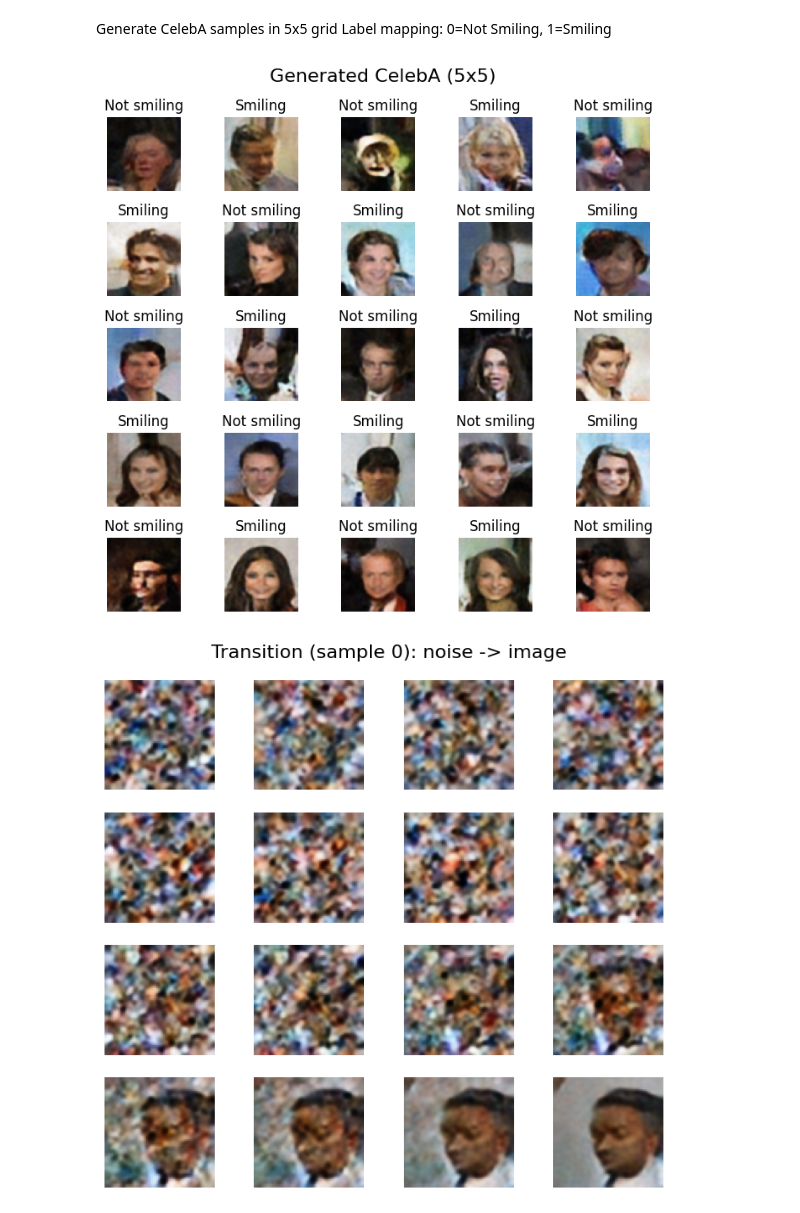
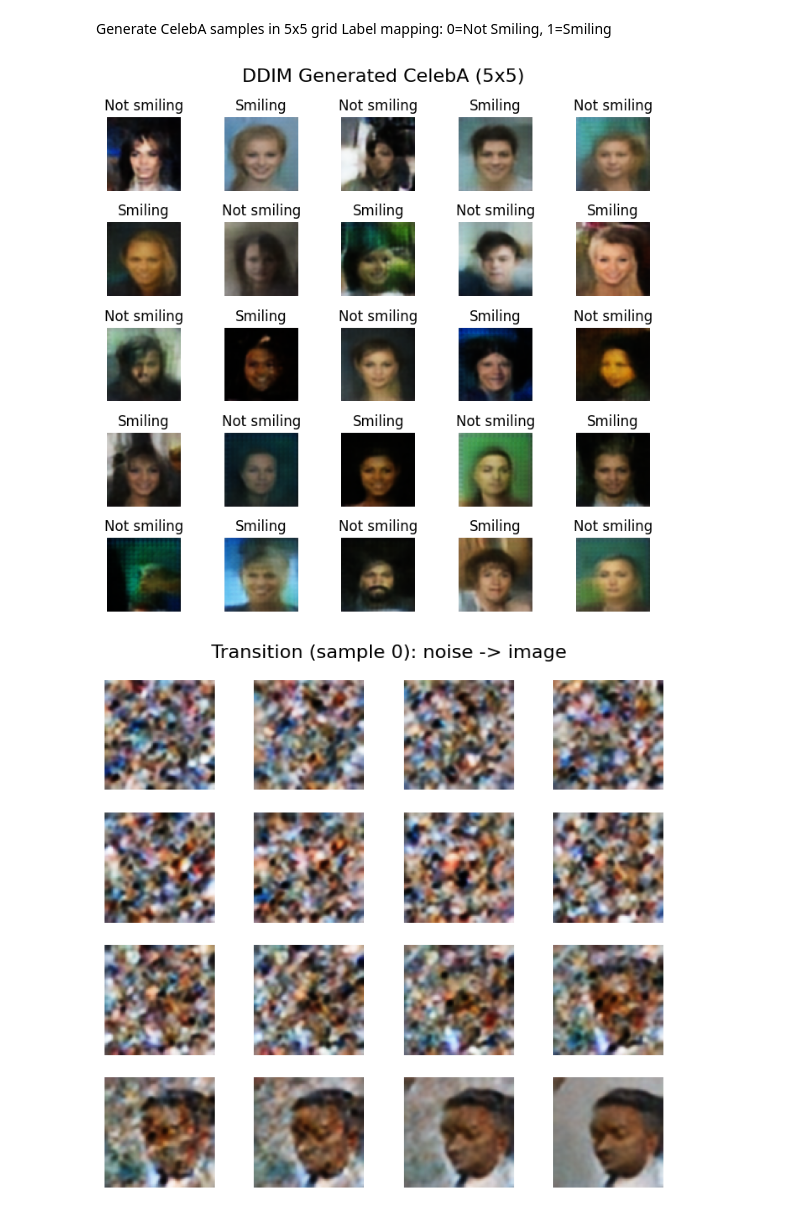
Before and after one commit to jasonkao402/NYCU_2026_spring, a Jupyter notebook: IMVFX/hw2_2/main.ipynb, the cells around one changed output. Cells and saved outputs as stored; diff of their text form; code cells hidden in the pictures.

```diff
--- a/IMVFX/hw2_2/main.ipynb
+++ b/IMVFX/hw2_2/main.ipynb
@@ -1102,14 +1102,15 @@ Label mapping: 0=Not Smiling, 1=Smiling
 # %%
 ######################################################################################
 # TODO: Store your generate images in 5*5 grid for the CelebA dataset
 ######################################################################################
-lookup = {0: "Not smiling", 1: "Smiling"}
 with torch.no_grad():
     y = torch.arange(25, device=device) % celeba_num_classes
-    gen_images = celeba_core.sample(batch_size=25, y=y).cpu()
-show_images(gen_images, labels=[lookup[int(x)] for x in y.cpu()], title="Generated CelebA (5x5)")
+    # gen_images = celeba_core.sample(batch_size=25, y=y).cpu()
+    ddim_gen_images = celeba_core.ddim_sample(batch_size=25, y=y, num_steps=5, eta=0.00).cpu()
+# show_images(gen_images, labels=[lookup[int(x)] for x in y.cpu()], title="DDPM Generated CelebA (5x5)")
+show_images(ddim_gen_images, labels=[lookup[int(x)] for x in y.cpu()], title="DDIM Generated CelebA (5x5)")
 # %% [output]
-[figure, old version]
+[figure, new version]
 # %%
 # The transition of CelebA. With VAE, the transition is not from pure noises.
 with torch.no_grad():
```
Also changed, not shown: 5 other files.
